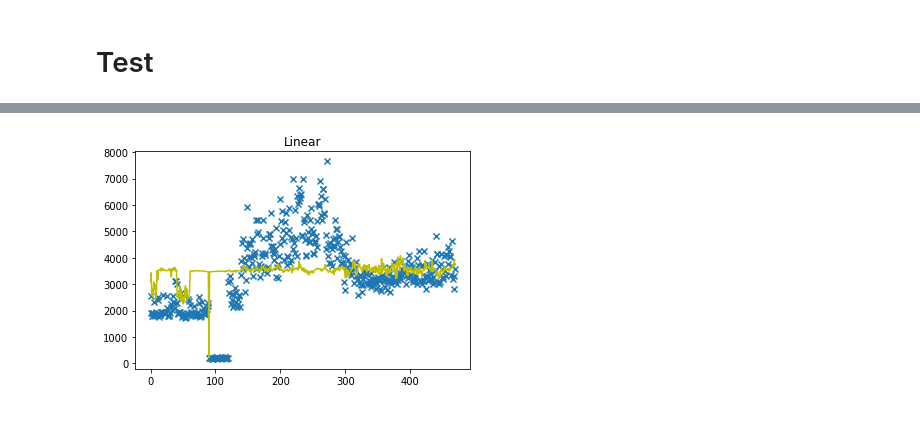
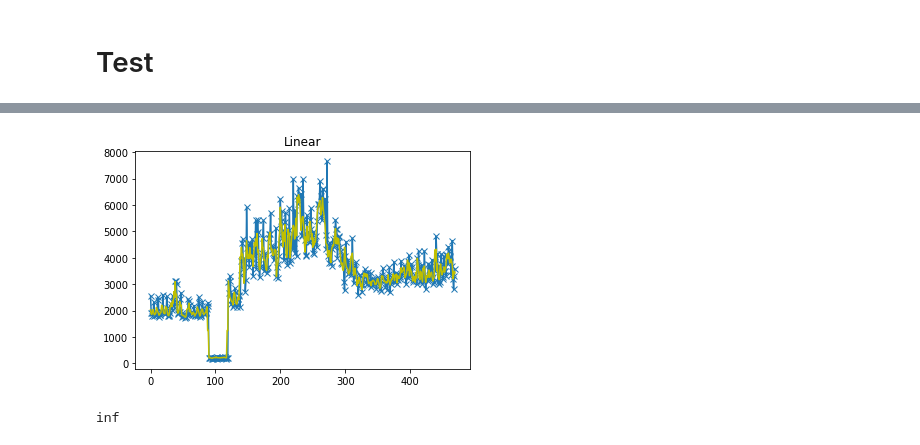
Before and after one commit to jefffang19/CiDSA, a Jupyter notebook: hw1/data_parse.ipynb, the cells around one changed output, grey strips where cells are left out. Saved outputs shown, nothing was run; the diff lists cells and outputs as text; code cells hidden in the pictures.

Commit message:
Draw Linear and gru fit plot

```diff
--- a/hw1/data_parse.ipynb
+++ b/hw1/data_parse.ipynb
@@ -322,7 +326,8 @@ tensor([3.9949], device='cuda:0', grad_fn=<AddBackward0>)
 loss = torch.nn.MSELoss(reduction='mean')
 # %%
 linear = LinearModel()
-gru = GruModel(batch=470, num_layers=3)
+gru = GruModel(batch=470
+                  , num_layers=3)
 linear.cuda()
 gru.cuda()
 # %% [output]
@@ -350,12 +355,12 @@ from tqdm import tqdm
 from torch.utils.data import DataLoader
 
 
-train_loaders = torch.utils.data.DataLoader(dataset, batch_size=470, shuffle=False, num_workers=2)
+train_loaders = torch.utils.data.DataLoader(dataset, batch_size=470, shuffle=False, num_workers=8)
 # %%
 # train model for N epochs
 max_valid_score = 0
-EPOCH = 10000
-for epoch in tqdm(range(EPOCH)):
+EPOCH = 50
+for epoch in range(EPOCH):
 
     torch.cuda.empty_cache()
 
@@ -380,7 +385,6 @@ for epoch in tqdm(range(EPOCH)):
         ## -----------------------
         _loss = loss(pred, y)
 
-
         # track loss
         total_loss += _loss.item()
 
@@ -394,8 +398,8 @@ for epoch in tqdm(range(EPOCH)):
         optimizer.step()
 
 
-    if epoch %100 == 0:
-        print("Epoch:", epoch, "Training Loss: {}".format(total_loss) )
+#     if epoch %100 == 0:
+    print("Epoch:", epoch, "Training Loss: {}".format(total_loss) )
 
     total_loss = 0
 # %% [output]
@@ -419,4 +450,4 @@ tensor([1838., 1813., 1870., 1729., 1770., 1754., 1818., 1903., 2430., 2371.,
 # %%
-pred = gru(x)
+pred = linear(x)
 pred
 # %% [output]
@@ -486,8 +518,12 @@ plt.show()
 # %%
 x = np.arange( np.array(train_data['備轉容量(MW)'])[:len(dataset)].shape[0])
-plt.scatter(x, np.array(train_data['備轉容量(MW)'])[:len(dataset)], marker='x')
+plt.plot(x, np.array(train_data['備轉容量(MW)'])[:len(dataset)], marker='x')
 plt.plot(x, pred_collect, 'y')
 plt.title('Linear')
 plt.show()
 # %% [output]
-[figure, old version]
+[figure, new version]
+# %%
+float('inf')
+# %% [output]
+inf
```
Also changed, not shown: parts of 19 cells of this notebook.
